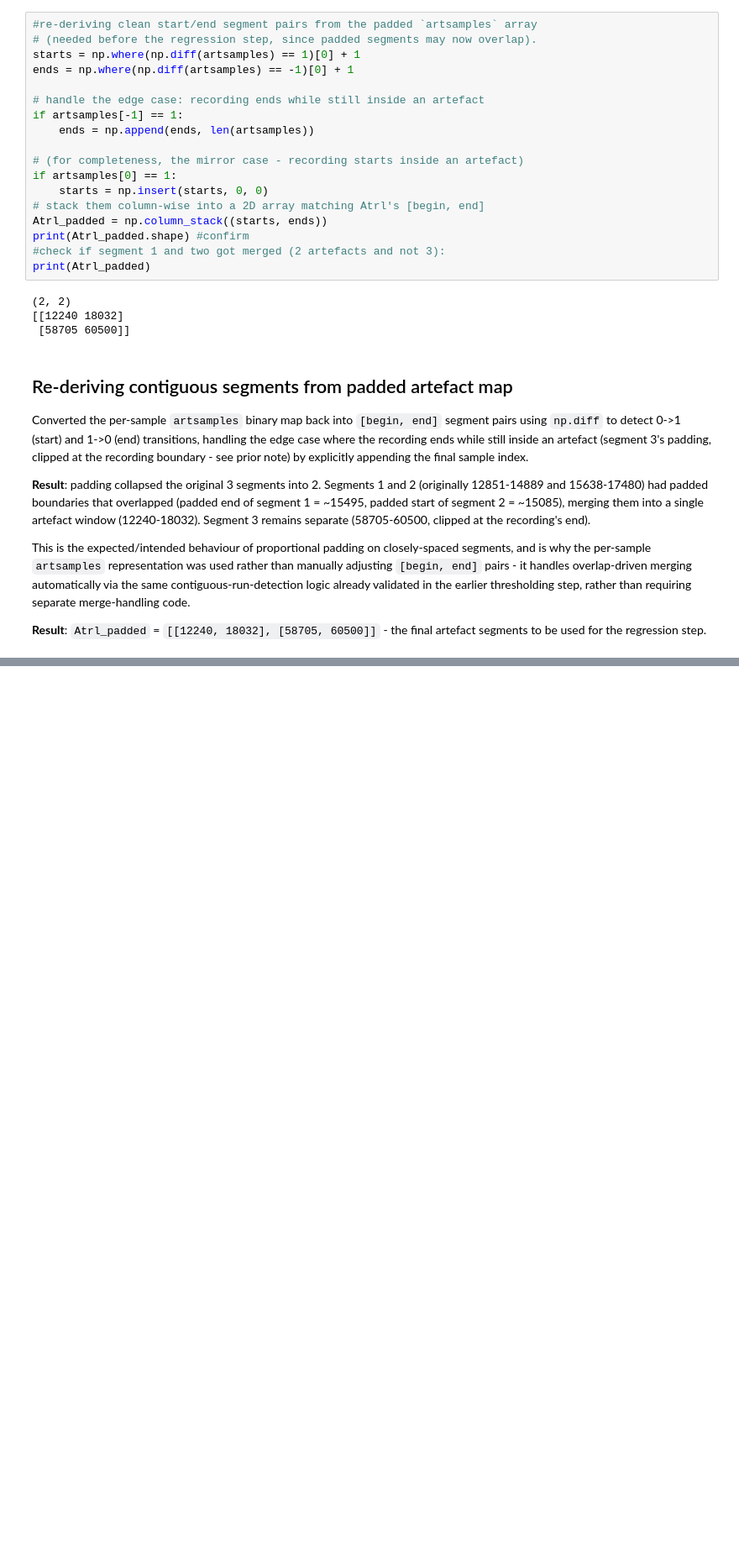
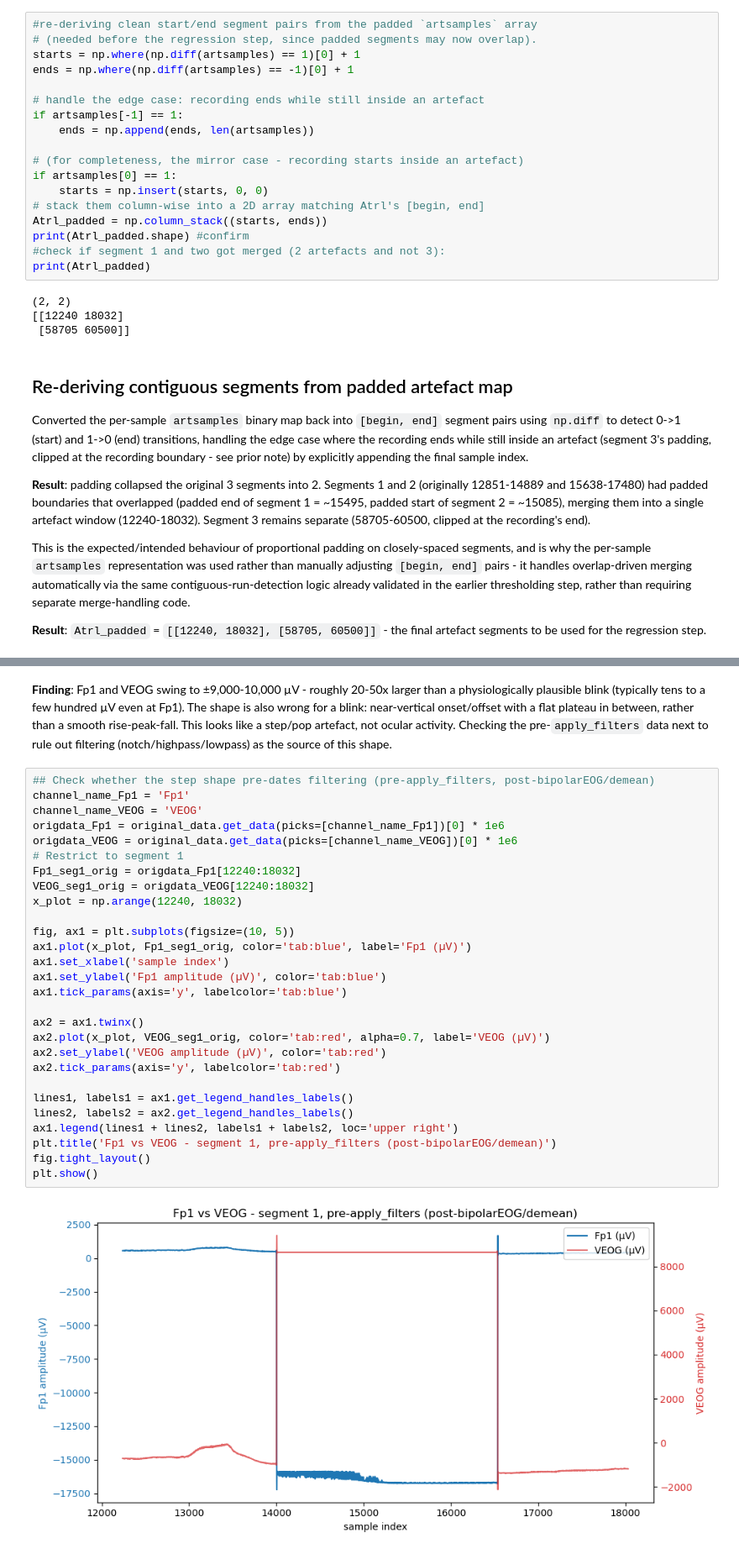
Before and after one commit to romy-weinstock/eeg-rtms-response-prediction, a Jupyter notebook: notebooks/02_preprocessing_pilot.ipynb, the cells around one changed output, grey strips where cells are left out. Shown at 84% size. Cells and saved outputs as stored; diff of their text form; blank space fills up the shorter version.

```diff
--- a/notebooks/02_preprocessing_pilot.ipynb
+++ b/notebooks/02_preprocessing_pilot.ipynb
@@ -615,0 +675,36 @@ This is the expected/intended behaviour of proportional padding on closely-space
+# %% [markdown]
+**Finding**: Fp1 and VEOG swing to ±9,000-10,000 µV - roughly 20-50x larger than a physiologically
+plausible blink (typically tens to a few hundred µV even at Fp1). The shape is also wrong for a
+blink: near-vertical onset/offset with a flat plateau in between, rather than a smooth rise-peak-fall.
+This looks like a step/pop artefact, not ocular activity. Checking the pre-`apply_filters` data next
+to rule out filtering (notch/highpass/lowpass) as the source of this shape.
+# %%
+## Check whether the step shape pre-dates filtering (pre-apply_filters, post-bipolarEOG/demean)
+channel_name_Fp1 = 'Fp1'
+channel_name_VEOG = 'VEOG'
+origdata_Fp1 = original_data.get_data(picks=[channel_name_Fp1])[0] * 1e6
+origdata_VEOG = original_data.get_data(picks=[channel_name_VEOG])[0] * 1e6
+# Restrict to segment 1
+Fp1_seg1_orig = origdata_Fp1[12240:18032]
+VEOG_seg1_orig = origdata_VEOG[12240:18032]
+x_plot = np.arange(12240, 18032)
+
+fig, ax1 = plt.subplots(figsize=(10, 5))
+ax1.plot(x_plot, Fp1_seg1_orig, color='tab:blue', label='Fp1 (µV)')
+ax1.set_xlabel('sample index')
+ax1.set_ylabel('Fp1 amplitude (µV)', color='tab:blue')
+ax1.tick_params(axis='y', labelcolor='tab:blue')
+
+ax2 = ax1.twinx()
+ax2.plot(x_plot, VEOG_seg1_orig, color='tab:red', alpha=0.7, label='VEOG (µV)')
+ax2.set_ylabel('VEOG amplitude (µV)', color='tab:red')
+ax2.tick_params(axis='y', labelcolor='tab:red')
+
+lines1, labels1 = ax1.get_legend_handles_labels()
+lines2, labels2 = ax2.get_legend_handles_labels()
+ax1.legend(lines1 + lines2, labels1 + labels2, loc='upper right')
+plt.title('Fp1 vs VEOG - segment 1, pre-apply_filters (post-bipolarEOG/demean)')
+fig.tight_layout()
+plt.show()
+# %% [output]
+[figure, added]
```
Also changed, not shown: parts of 22 cells of this notebook, 1 other file.
